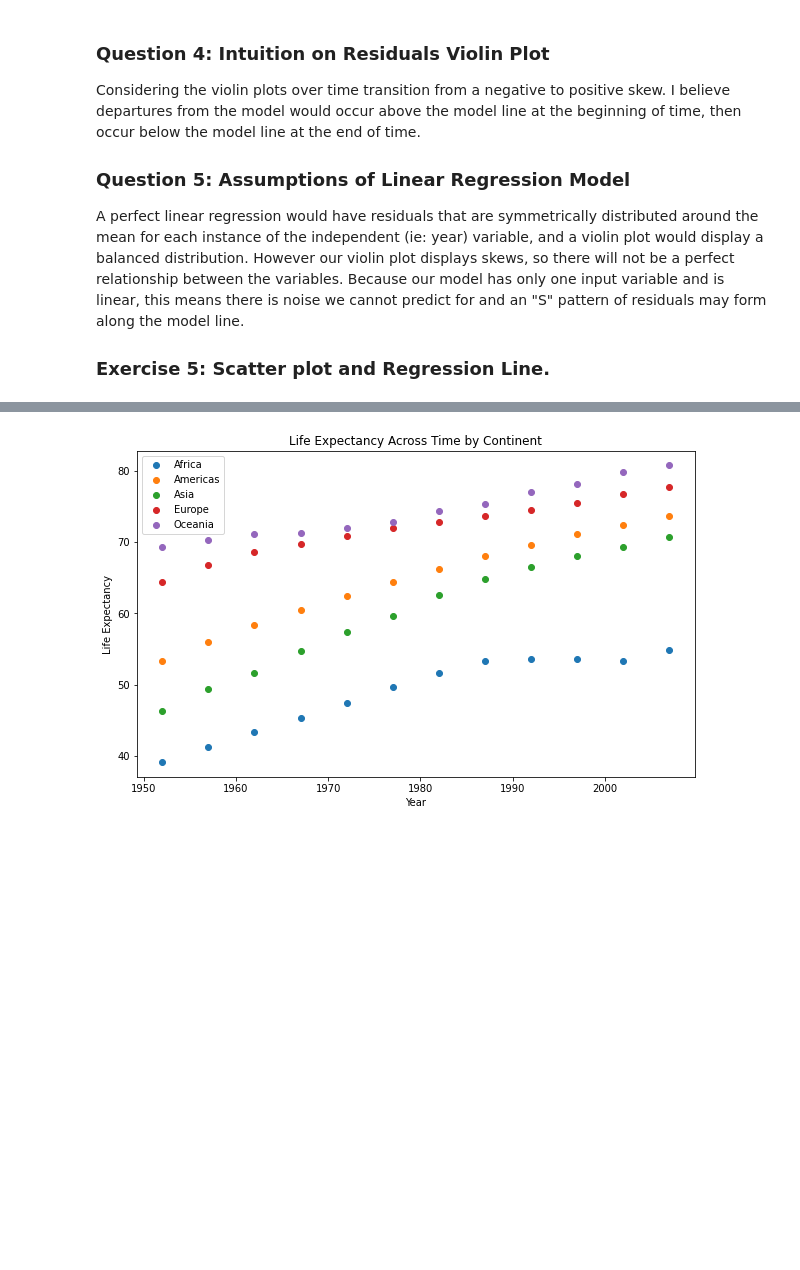
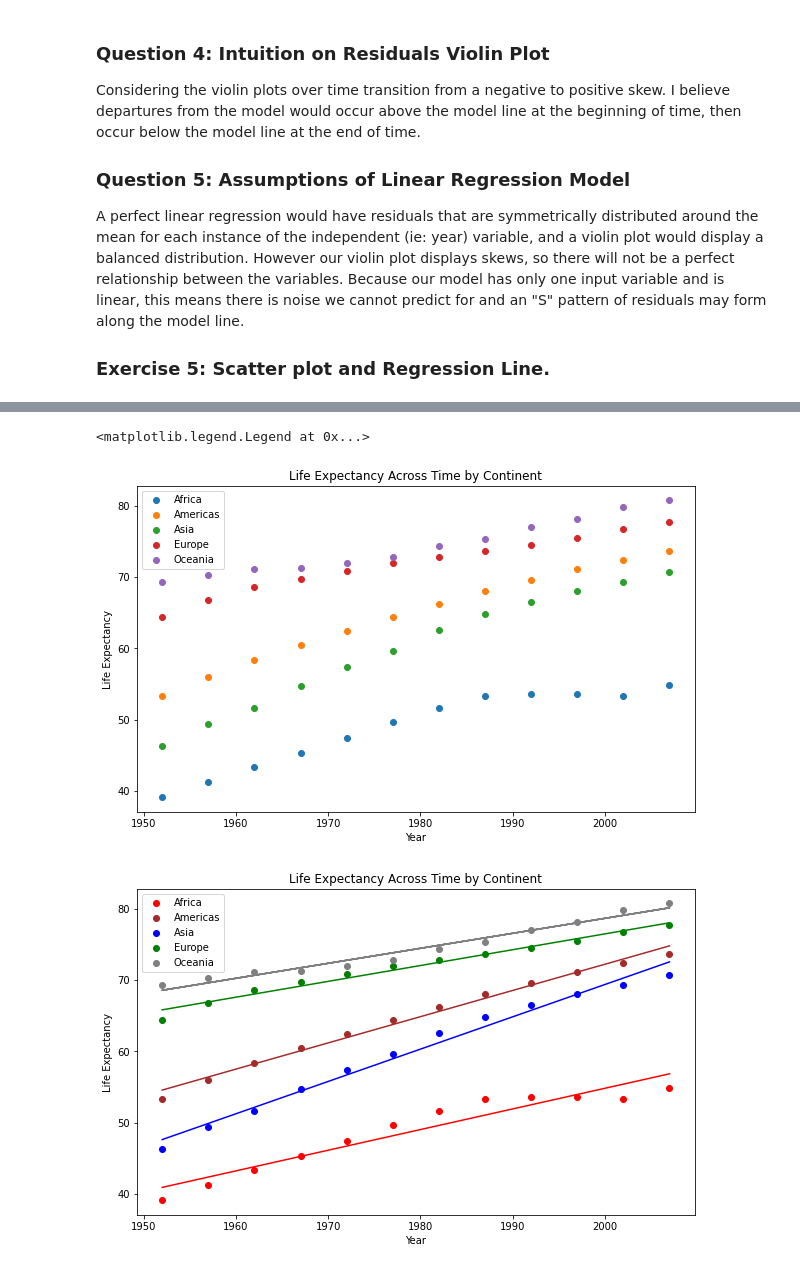
Before and after one commit to willcrodman/data_science_project_3, a Jupyter notebook: project_3.ipynb, the cells around one changed output, grey strips where cells are left out. Saved outputs shown, nothing was run; the diff lists cells and outputs as text; code cells hidden in the pictures; blank space fills up the shorter version.

```diff
--- a/project_3.ipynb
+++ b/project_3.ipynb
@@ -108,13 +177,40 @@ A perfect linear regression would have residuals that are symmetrically distribu
 # %%
-# Plotting data.
+# Plotting data by continent.
 plt.figure(figsize=(10, 6))
 for con, data in df.groupby(['continent']):
-    data = data.groupby('year')
-    plt.scatter(data['year'].unique(), data['lifeExp'].mean(), label=con)
+    group_df = data.groupby('year')
+    plt.scatter(group_df['year'].unique(), group_df['lifeExp'].mean(), label=con)
 plt.xlabel('Year')
 plt.ylabel('Life Expectancy')
 plt.title('Life Expectancy Across Time by Continent')
 plt.legend()
-plt.show()
 # %% [output]
+<matplotlib.legend.Legend at 0x...>
 [figure]
+# %%
+colors = {'Africa': 'red',
+          'Asia': 'blue',
+          'Europe': 'green',
+          'Americas': 'brown',
+          'Oceania': 'grey'
+              }
+
+# Plotting data by continent.
+plt.figure(figsize=(10, 6))
+for con, data in df.groupby(['continent']):
+    group_df = data.groupby('year')
+    plt.scatter(group_df['year'].unique(), group_df['lifeExp'].mean(), label=con, c=colors[con])
+
+    # Linear regression line
+    X_continent = data['year'].to_numpy().reshape(-1, 1)
+    y_continent = data['lifeExp'].to_numpy()
+    model.fit(X_continent, y_continent)
+    plt.plot(X_continent, model.predict(X_continent), color=colors[con])
+
+plt.xlabel('Year')
+plt.ylabel('Life Expectancy')
+plt.title('Life Expectancy Across Time by Continent')
+plt.legend()
+plt.show()
+# %% [output]
+[figure, added]
```
Also changed, not shown: parts of 19 cells of this notebook.
